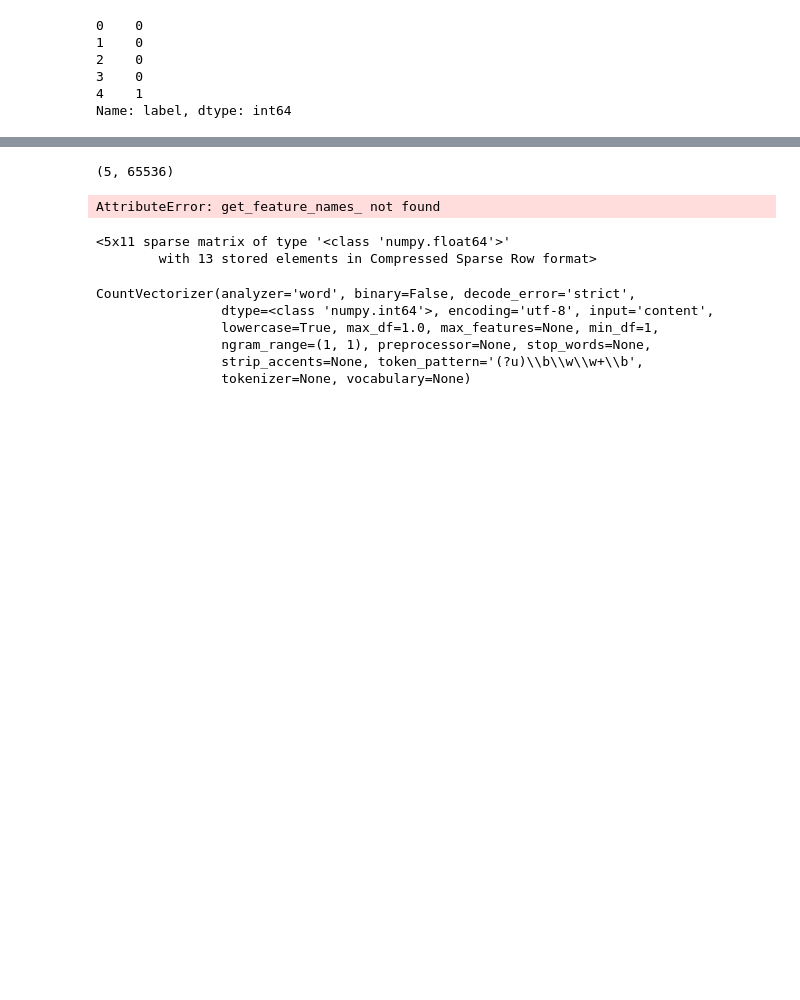
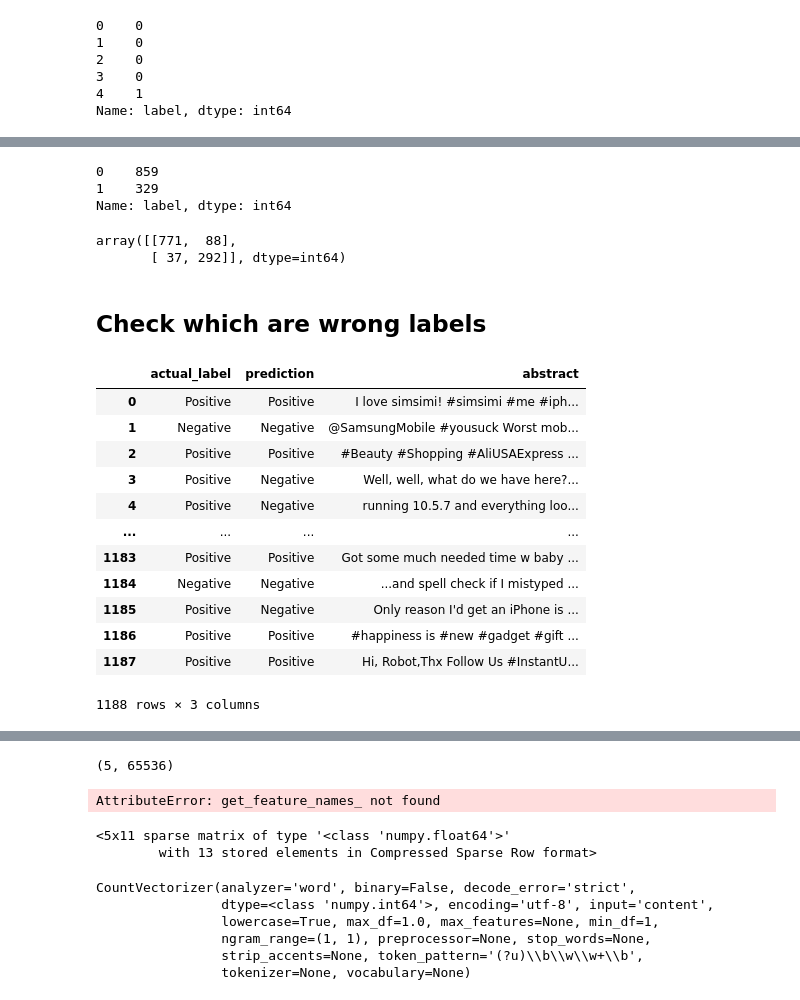
Before and after one commit to msa9493/Natural-Language-Processing, a Jupyter notebook: AV NLP Sentiment.ipynb, the cells around one changed output, grey strips where cells are left out. Cells and saved outputs as stored; diff of their text form; code cells hidden in the pictures; blank space fills up the shorter version.

```diff
--- a/AV NLP Sentiment.ipynb
+++ b/AV NLP Sentiment.ipynb
@@ -404,0 +546,41 @@ x_train, x_test, y_train, y_test = train_test_split(train['tweet'], labels, test
+# %%
+y_test.value_counts()
+# %% [output]
+0    859
+1    329
+Name: label, dtype: int64
+# %%
+cm
+# %% [output]
+array([[771,  88],
+       [ 37, 292]], dtype=int64)
+# %% [markdown]
+## Check which are wrong labels
+# %%
+testing_predictions = []
+
+for i in range(len(y_test)):
+    if predictions[i] == 1:
+        testing_predictions.append(1)
+    else:
+        testing_predictions.append(0)
+
+check_df = pd.DataFrame({'actual_label': list(y_test), 'prediction': testing_predictions, 'abstract':list(x_test)})
+check_df.replace(to_replace=0, value= 'Positive', inplace=True)
+check_df.replace(to_replace=1, value= 'Negative', inplace=True)
+# %%
+check_df
+# %% [output]
+|  | actual_label | prediction | abstract |
+| 0 | Positive | Positive | I love simsimi! #simsimi #me #iph... |
+| 1 | Negative | Negative | @SamsungMobile #yousuck Worst mob... |
+| 2 | Positive | Positive | #Beauty #Shopping #AliUSAExpress ... |
+| 3 | Positive | Negative | Well, well, what do we have here?... |
+| 4 | Positive | Negative | running 10.5.7 and everything loo... |
+| ... | ... | ... | ... |
+| 1183 | Positive | Positive | Got some much needed time w baby ... |
+| 1184 | Negative | Negative | ...and spell check if I mistyped ... |
+| 1185 | Positive | Negative | Only reason I'd get an iPhone is ... |
+| 1186 | Positive | Positive | #happiness is #new #gadget #gift ... |
+| 1187 | Positive | Positive | Hi, Robot,Thx Follow Us #InstantU... |
+1188 rows × 3 columns
```
Also changed, not shown: parts of 39 cells of this notebook.
